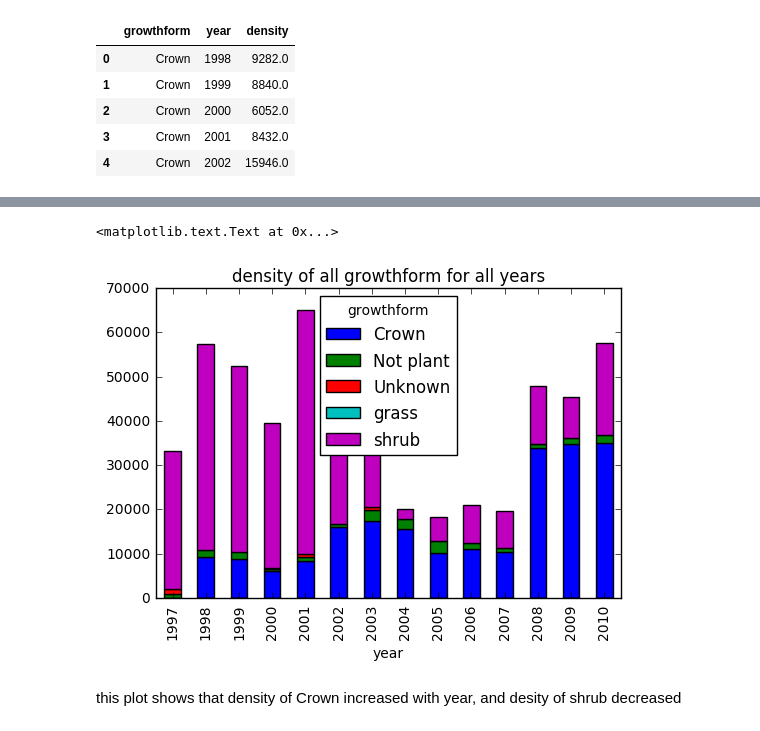
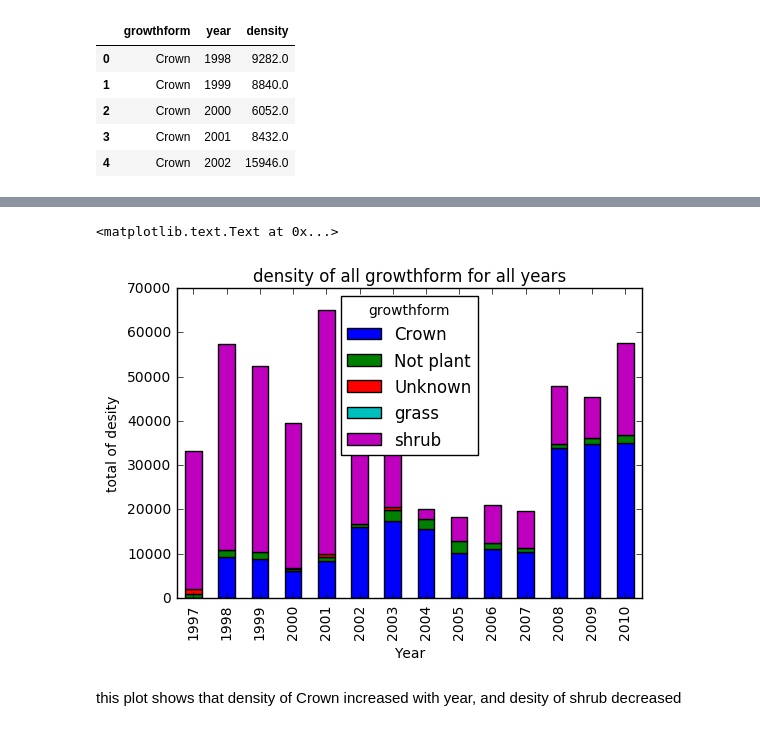
Before and after one commit to melissahoffman/Python_Data_Analysis, a Jupyter notebook: Python_Data_Analysis.ipynb, the cells around one changed output, grey strips where cells are left out. Drawn from its saved outputs; the diff is of its cells as text; code cells hidden in the pictures.

```diff
--- a/Python_Data_Analysis.ipynb
+++ b/Python_Data_Analysis.ipynb
@@ -175,10 +217,10 @@ density_growthform_year_wide = density_growthform_year.pivot(index = 'year', col
 # %%
 density_growthform_plot = density_growthform_year_wide.plot(kind ='bar', stacked = True,
                   title = "density of all growthform for all years")
-density_species_plot.set_xlabel("Year")
-density_species_plot.set_ylabel("growthform")
+density_growthform_plot.set_xlabel("Year")
+density_growthform_plot.set_ylabel("total of desity")
 # %% [output]
 <matplotlib.text.Text at 0x...>
-[figure, old version]
+[figure, new version]
 # %% [markdown]
 this plot shows that density of Crown increased with year, and desity of shrub decreased
```
Also changed, not shown: parts of 8 cells of this notebook.
